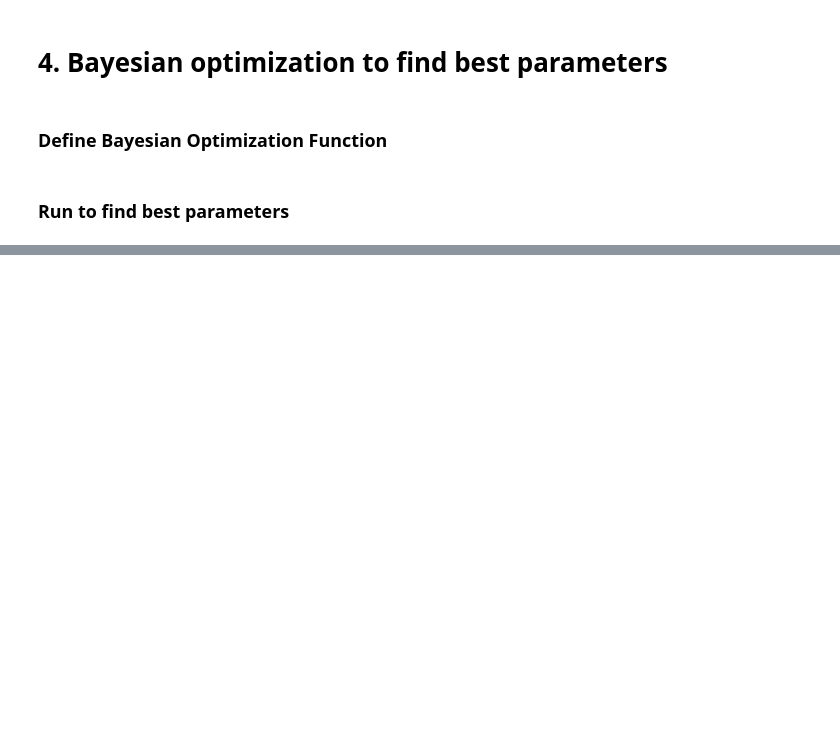
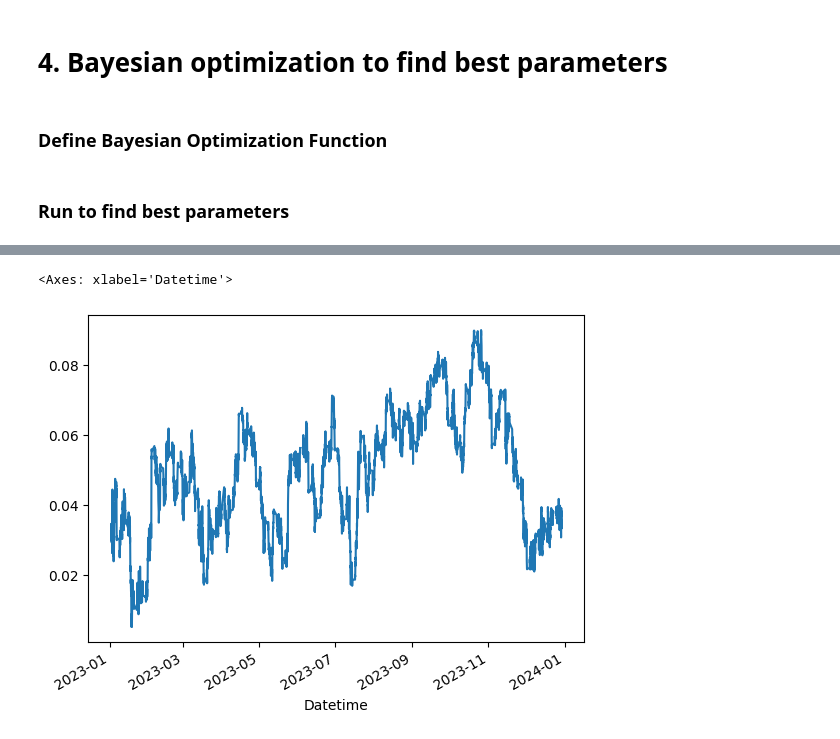
Before and after one commit to Renuto/Trading-Algorithmic, a Jupyter notebook: Statistical Arbitrage/statistical_arbitrage_with_bayesian_optimization.ipynb, the cells around one changed output, grey strips where cells are left out. Saved outputs shown, nothing was run; the diff lists cells and outputs as text; code cells hidden in the pictures; blank space fills up the shorter version.

```diff
--- a/Statistical Arbitrage/statistical_arbitrage_with_bayesian_optimization.ipynb
+++ b/Statistical Arbitrage/statistical_arbitrage_with_bayesian_optimization.ipynb
@@ -903,0 +1067,5 @@ Half-Life: 27.88
+# %%
+spread.plot()
+# %% [output]
+<Axes: xlabel='Datetime'>
+[figure, added]
```
Also changed, not shown: parts of 15 cells of this notebook.
